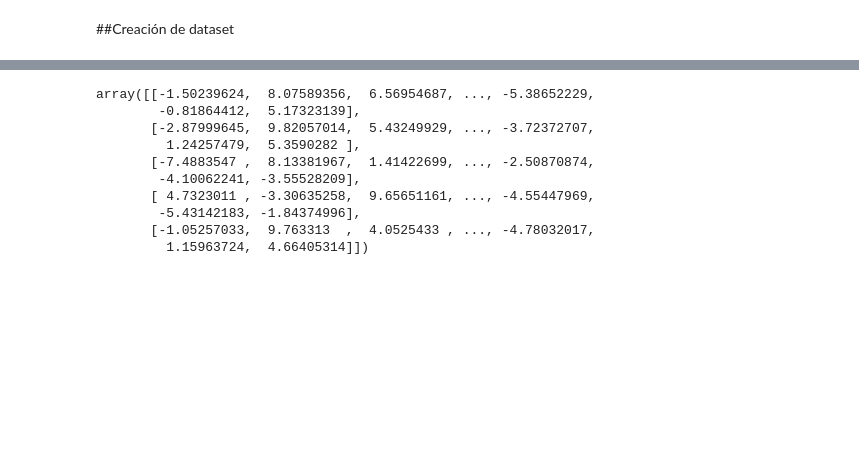
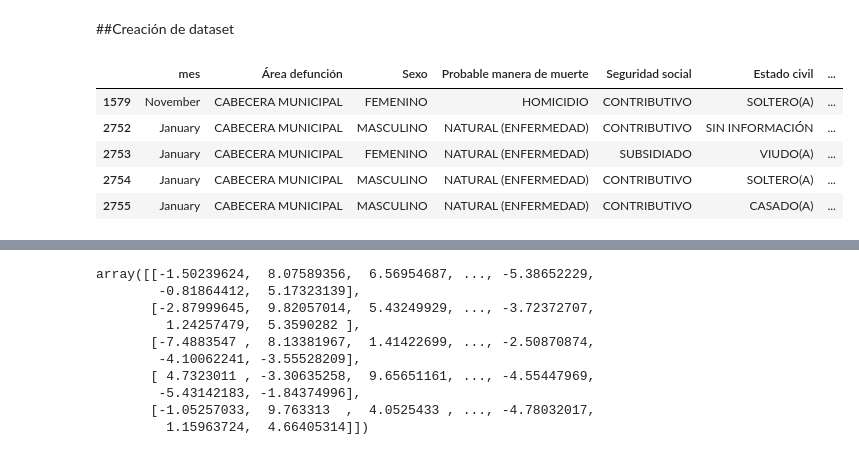
Before and after one commit to veronica1908/T2_APRENDIZAJE_NO_SUPERVISADO, a Jupyter notebook: APRENDIZAJE_NO_SUPERVISADO.ipynb, the cells around one changed output, grey strips where cells are left out. Saved outputs shown, nothing was run; the diff lists cells and outputs as text; code cells hidden in the pictures; blank space fills up the shorter version.

```diff
--- a/APRENDIZAJE_NO_SUPERVISADO.ipynb
+++ b/APRENDIZAJE_NO_SUPERVISADO.ipynb
@@ -1523,0 +1473,19 @@ X_processed = pipeline.fit_transform(BDD2)
+# %%
+## Vamos a trabajar con las siguientes variables de la base de datos
+## La primera línea es de variables categóricas y la segunda línea de las variables numéricas
+
+VarNuevas=['mes','Área defunción','Sexo', 'Probable manera de muerte', 'Seguridad social', 'Estado civil', 'Nivel educativo',
+           'Edad', 'año']
+
+#Generamos entonces una copia de estas variables en una nueva base de datos:
+BDD1 = BDD[VarNuevas].copy()
+
+#Visualizamos la nueva base
+BDD1.head()
+# %% [output]
+|  | mes | Área defunción | Sexo | Probable manera de muerte | Seguridad social | Estado civil | ... |
+| 1579 | November | CABECERA MUNICIPAL | FEMENINO | HOMICIDIO | CONTRIBUTIVO | SOLTERO(A) | ... |
+| 2752 | January | CABECERA MUNICIPAL | MASCULINO | NATURAL (ENFERMEDAD) | CONTRIBUTIVO | SIN INFORMACIÓN | ... |
+| 2753 | January | CABECERA MUNICIPAL | FEMENINO | NATURAL (ENFERMEDAD) | SUBSIDIADO | VIUDO(A) | ... |
+| 2754 | January | CABECERA MUNICIPAL | MASCULINO | NATURAL (ENFERMEDAD) | CONTRIBUTIVO | SOLTERO(A) | ... |
+| 2755 | January | CABECERA MUNICIPAL | MASCULINO | NATURAL (ENFERMEDAD) | CONTRIBUTIVO | CASADO(A) | ... |
```
Also changed, not shown: parts of 34 cells of this notebook.
